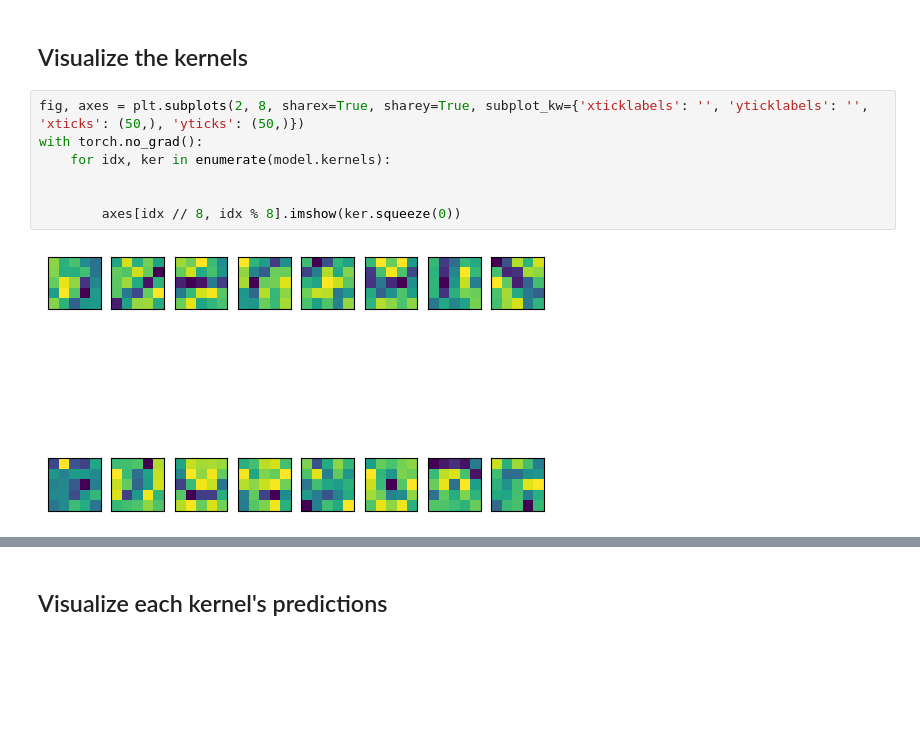
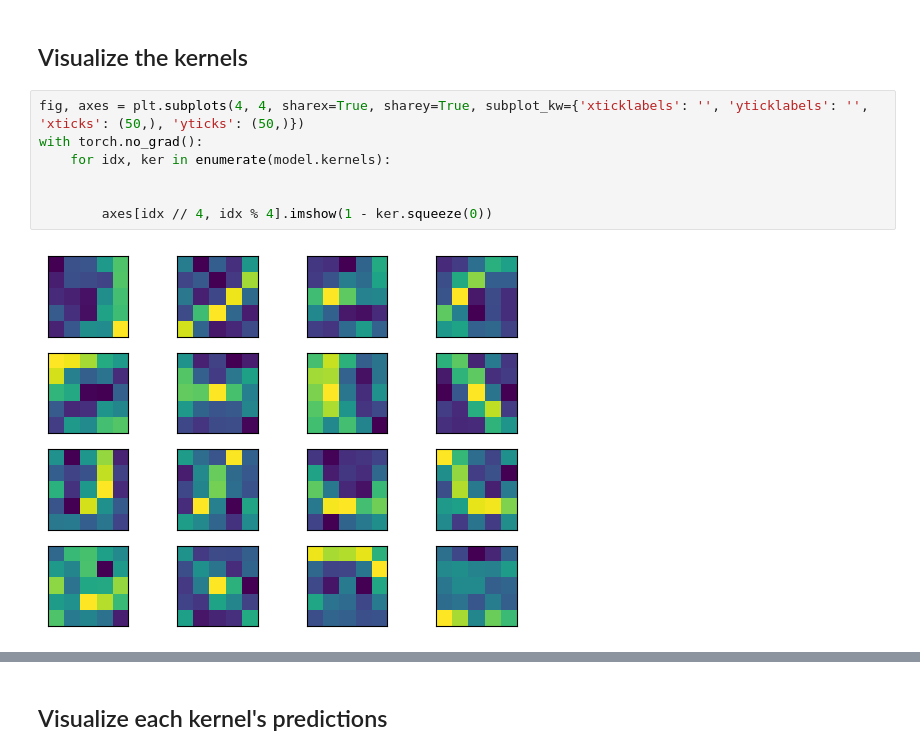
Before and after one commit to AI-MED-AGH/handwritten-digits-recognizer, a Jupyter notebook: visualize_kernel.ipynb, the cells around one changed output, grey strips where cells are left out. Drawn from its saved outputs; the diff is of its cells as text; blank space fills up the shorter version.

Commit message:
WORK IN PROGRESS but visualization works well need for further development

```diff
--- a/visualize_kernel.ipynb
+++ b/visualize_kernel.ipynb
@@ -26,11 +29,11 @@ class_mapper: dict = {
 # %% [markdown]
 ## Visualize the kernels
 # %%
-fig, axes = plt.subplots(2, 8, sharex=True, sharey=True, subplot_kw={'xticklabels': '', 'yticklabels': '', 'xticks': (50,), 'yticks': (50,)})
+fig, axes = plt.subplots(4, 4, sharex=True, sharey=True, subplot_kw={'xticklabels': '', 'yticklabels': '', 'xticks': (50,), 'yticks': (50,)})
 with torch.no_grad():
     for idx, ker in enumerate(model.kernels):
 
 
-        axes[idx // 8, idx % 8].imshow(ker.squeeze(0))
+        axes[idx // 4, idx % 4].imshow(1 - ker.squeeze(0))
 # %% [output]
-[figure, old version]
+[figure, new version]
```
Also changed, not shown: parts of 3 cells of this notebook.
